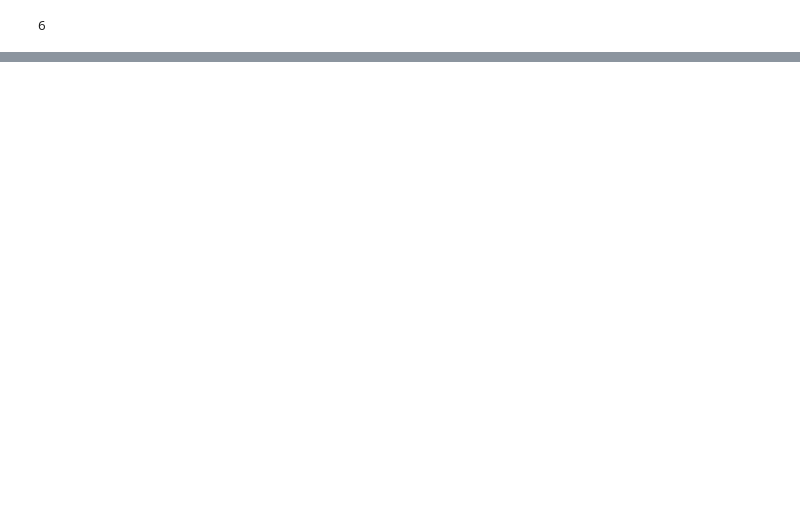
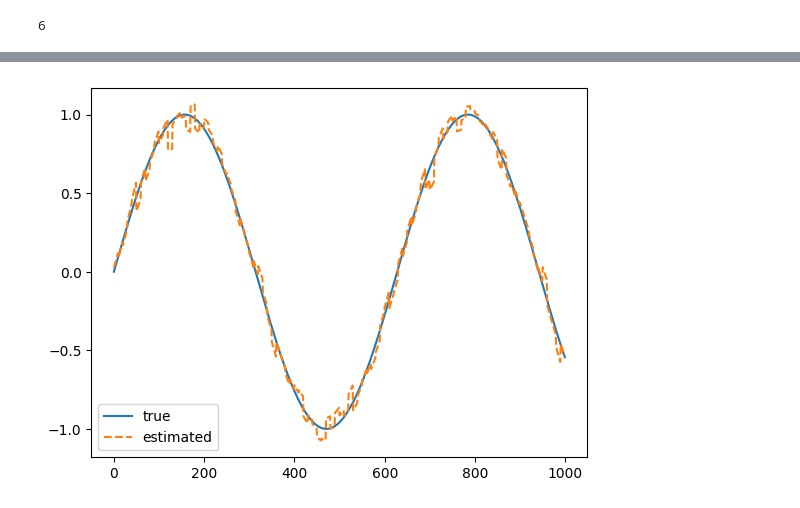
Before and after one commit to simutisernestas/UAVTR, a Jupyter notebook: control.ipynb, the cells around one changed output, grey strips where cells are left out. Saved outputs shown, nothing was run; the diff lists cells and outputs as text; code cells hidden in the pictures; blank space fills up the shorter version.

```diff
--- a/control.ipynb
+++ b/control.ipynb
@@ -49,3 +59,94 @@ obs = ct.obsv(A, C)
 np.linalg.matrix_rank(obs)
 # %% [output]
 6
+# %%
+# x = [p,v,b_a]
+# u = [a]
+# y = [p]
+
+A = [[0, 1, 0],
+     [0, 0, -1],
+     [0, 0, 0]]
+B = [[0],
+     [1],
+     [0]]
+C = [[1, 0, 0]]
+D = [[0]]
+
+sys = ct.ss(A, B, C, D)
+obs = ct.obsv(sys.A, sys.C)
+print("Obs: ", np.linalg.matrix_rank(obs))
+
+# generate trajectory p(t)
+end = 10
+samples = end*100
+p = np.sin(np.linspace(0, end, samples))
+v = np.cos(np.linspace(0, end, samples))
+a_bias = 0.5
+a_noise = 0.2*np.random.randn(samples)
+a = -np.sin(np.linspace(0, end, samples)) + a_bias + a_noise
+yp = p + 0.05*np.random.randn(samples)
+
+comb = np.concatenate([A, B], axis=1)
+comb = np.concatenate([comb, np.zeros((1, 4))], axis=0)
+
+dt = 0.01
+la.expm(comb*dt)
+Ad = la.expm(comb*dt)[:3, :3]
+Bd = la.expm(comb*dt)[:3, 3:]
+
+# Define the system matrices
+F = Ad
+
+H = np.array(C)
+
+# Process noise covariance
+Q = np.diag([1, 1, 0])
+
+# Measurement noise covariance
+R = np.array([[0.05]])
+
+# Initial state estimate
+x_hat = np.array([[0], [1.0], [0]])
+
+# Initial error covariance
+P = np.diag([1, 1, 1000])
+
+record = np.zeros((len(p), 3))
+
+# Kalman Filter loop
+for i in range(len(p)):
+    # Predict step
+    x_hat = F @ x_hat + Bd * a[i]
+    P = F @ P @ F.T + Q
+
+    # Update step
+    if i % end == 0:
+        K = P @ H.T @ np.linalg.inv(H @ P @ H.T + R)
+        x_hat = x_hat + K @ (yp[i] - H @ x_hat)
+        P = (np.eye(3) - K @ H) @ P
+
+#     print("Estimated position:", x_hat[0, 0])
+#     print("Estimated velocity:", x_hat[1, 0])
+#     print("Estimated bias:", x_hat[2, 0])
+#     print("Estimated bias drift:", x_hat[3, 0])
+#     print("p error:", np.abs(x_hat[0, 0] - p[i]))
+
+    record[i, :] = x_hat.T
+#     print()
+
+# plt.figure(dpi=200)
+plt.plot(p, label='true')
+plt.plot(record[:, 0], label='estimated', linestyle='dashed')
+# plt.scatter(np.arange(0, len(p), end), yp[::end], label='measured', marker='x', c='g')
+plt.legend()
+# velocity
+plt.figure()
+plt.plot(record[:, 1], label='velocity')
+plt.plot(v, label='true velocity')
+plt.legend()
+plt.figure()
+plt.plot(record[:, 2], label='bias')
+plt.plot(np.ones(len(record))*a_bias, label='true bias')
+plt.legend()
+# %% [output]
@@ -51,0 +155 @@ np.linalg.matrix_rank(obs)
+[figure, added]
```
Also changed, not shown: parts of 5 cells of this notebook.
